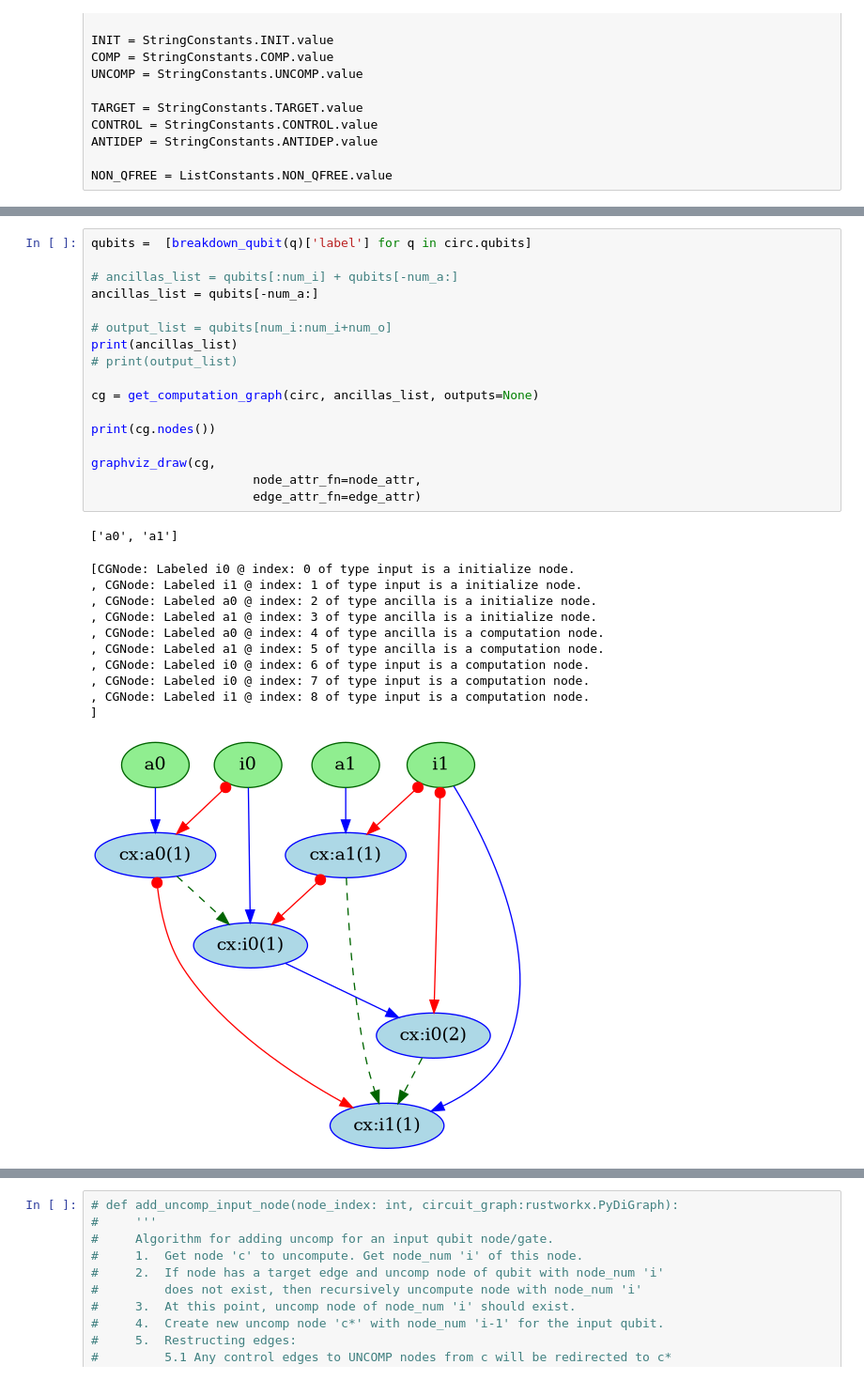
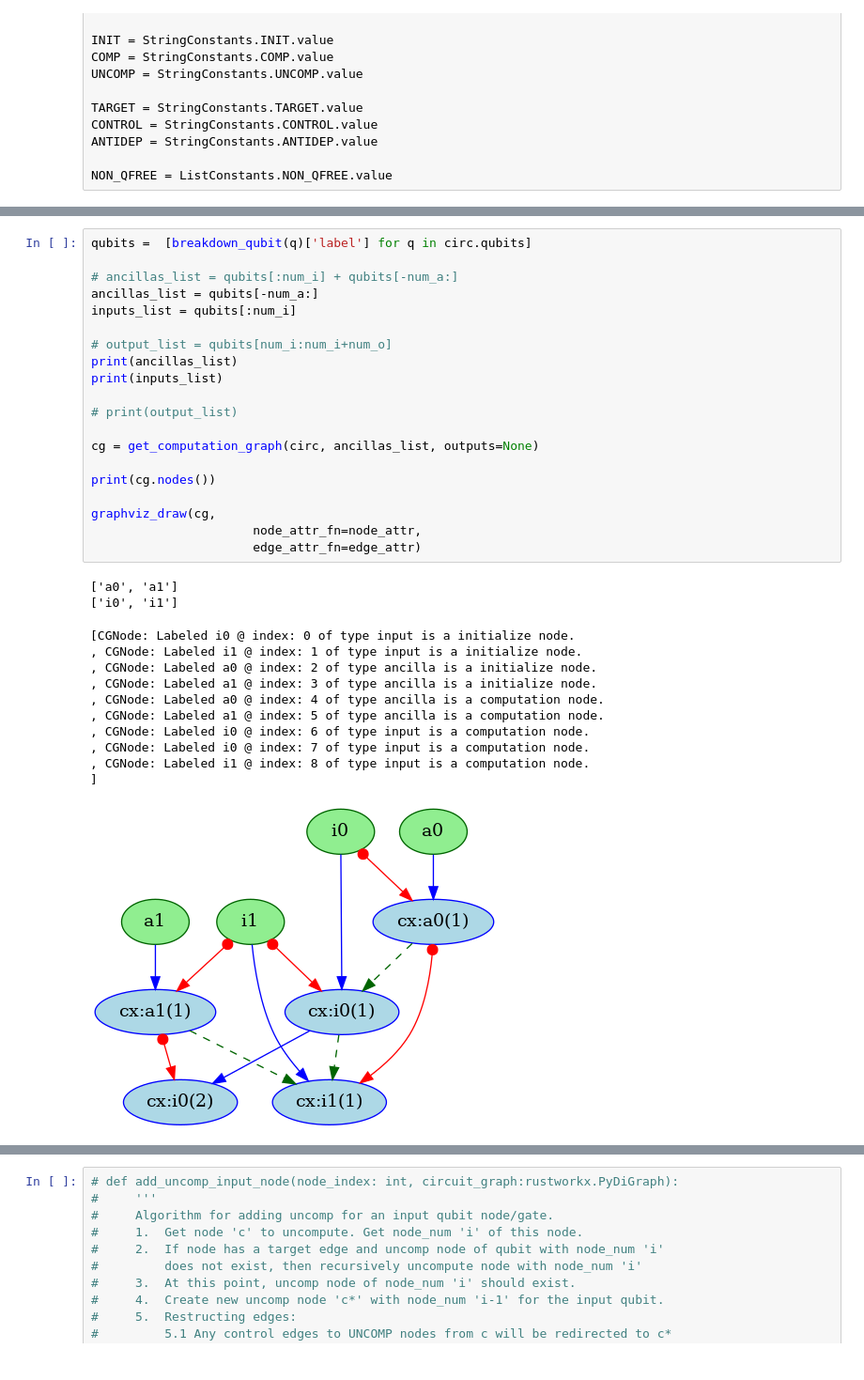
Before and after one commit to ashutiw2k/PartialUncomputationAndBennetts, a Jupyter notebook: testnotebooks/TestGreedyInputNodeSelection.ipynb, the cells around one changed output, grey strips where cells are left out. Shown at 94% size. Cells and saved outputs as stored; diff of their text form.

```diff
--- a/testnotebooks/TestGreedyInputNodeSelection.ipynb
+++ b/testnotebooks/TestGreedyInputNodeSelection.ipynb
@@ -62,33 +63,37 @@ circ.draw('mpl')
 # %%
 qubits =  [breakdown_qubit(q)['label'] for q in circ.qubits]
 
 # ancillas_list = qubits[:num_i] + qubits[-num_a:]
 ancillas_list = qubits[-num_a:]
+inputs_list = qubits[:num_i]
 
 # output_list = qubits[num_i:num_i+num_o]
 print(ancillas_list)
+print(inputs_list)
+
 # print(output_list)
 
 cg = get_computation_graph(circ, ancillas_list, outputs=None)
 
 print(cg.nodes())
 
 graphviz_draw(cg,
                       node_attr_fn=node_attr,
                       edge_attr_fn=edge_attr)
 # %% [output]
 ['a0', 'a1']
+['i0', 'i1']
 [CGNode: Labeled i0 @ index: 0 of type input is a initialize node.
 , CGNode: Labeled i1 @ index: 1 of type input is a initialize node.
 , CGNode: Labeled a0 @ index: 2 of type ancilla is a initialize node.
 , CGNode: Labeled a1 @ index: 3 of type ancilla is a initialize node.
 , CGNode: Labeled a0 @ index: 4 of type ancilla is a computation node.
 , CGNode: Labeled a1 @ index: 5 of type ancilla is a computation node.
 , CGNode: Labeled i0 @ index: 6 of type input is a computation node.
 , CGNode: Labeled i0 @ index: 7 of type input is a computation node.
 , CGNode: Labeled i1 @ index: 8 of type input is a computation node.
 ]
-[figure, old version]
+[figure, new version]
 # %%
 all_uncomp_cg = reverse_all_operations(cg)
 print(all_uncomp_cg.nodes())
```
Also changed, not shown: parts of 13 cells of this notebook, 2 other files.
